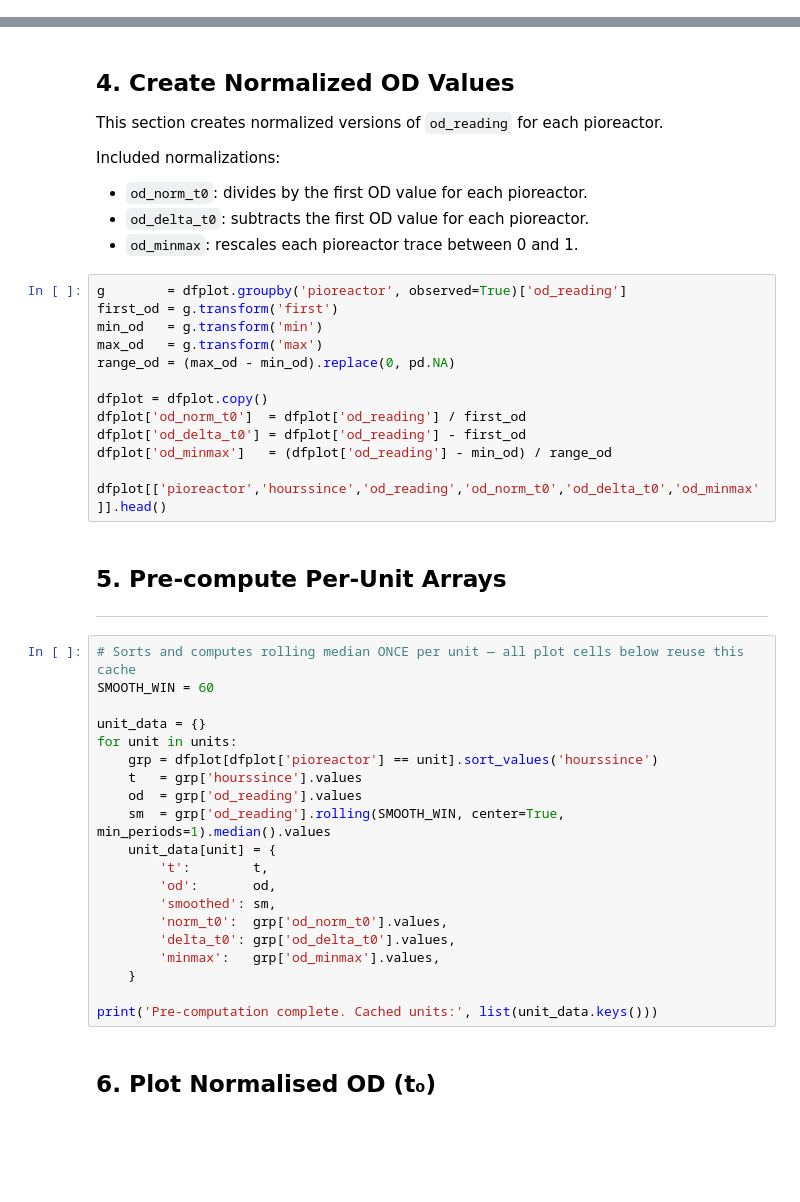
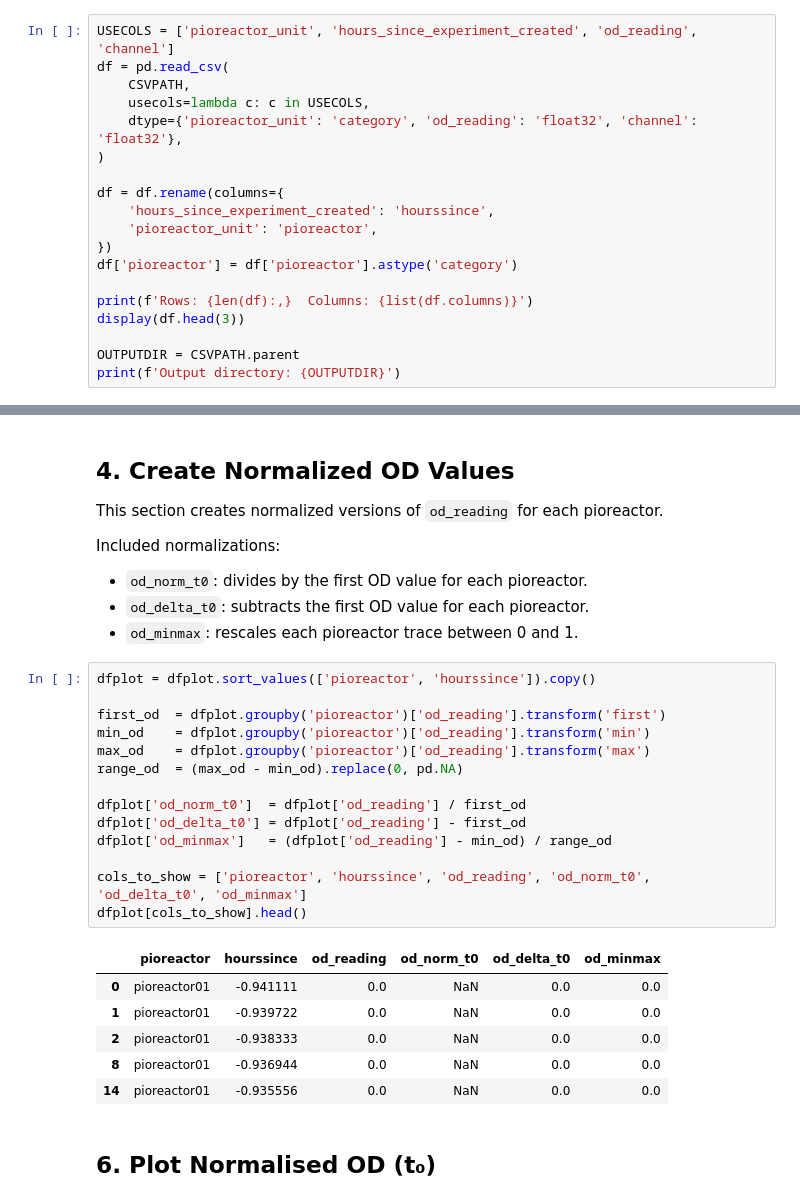
Before and after one commit to JoeVPhD/pioreactor-od-calculator, a Jupyter notebook: PioReactior_OD-Calculator-and-Corrector.ipynb, the cells around one changed output, grey strips where cells are left out. Drawn from its saved outputs; the diff is of its cells as text; blank space fills up the shorter version.

```diff
--- a/PioReactior_OD-Calculator-and-Corrector.ipynb
+++ b/PioReactior_OD-Calculator-and-Corrector.ipynb
@@ -55,0 +54,19 @@ Running in Google Colab — please upload your CSV file:
+# %%
+USECOLS = ['pioreactor_unit', 'hours_since_experiment_created', 'od_reading', 'channel']
+df = pd.read_csv(
+    CSVPATH,
+    usecols=lambda c: c in USECOLS,
+    dtype={'pioreactor_unit': 'category', 'od_reading': 'float32', 'channel': 'float32'},
+)
+
+df = df.rename(columns={
+    'hours_since_experiment_created': 'hourssince',
+    'pioreactor_unit': 'pioreactor',
+})
+df['pioreactor'] = df['pioreactor'].astype('category')
+
+print(f'Rows: {len(df):,}  Columns: {list(df.columns)}')
+display(df.head(3))
+
+OUTPUTDIR = CSVPATH.parent
+print(f'Output directory: {OUTPUTDIR}')
@@ -115,42 +136,26 @@ Included normalizations:
 - `od_delta_t0`: subtracts the first OD value for each pioreactor.
 - `od_minmax`: rescales each pioreactor trace between 0 and 1.
 # %%
-g        = dfplot.groupby('pioreactor', observed=True)['od_reading']
-first_od = g.transform('first')
-min_od   = g.transform('min')
-max_od   = g.transform('max')
-range_od = (max_od - min_od).replace(0, pd.NA)
+dfplot = dfplot.sort_values(['pioreactor', 'hourssince']).copy()
 
-dfplot = dfplot.copy()
+first_od  = dfplot.groupby('pioreactor')['od_reading'].transform('first')
+min_od    = dfplot.groupby('pioreactor')['od_reading'].transform('min')
+max_od    = dfplot.groupby('pioreactor')['od_reading'].transform('max')
+range_od  = (max_od - min_od).replace(0, pd.NA)
+
 dfplot['od_norm_t0']  = dfplot['od_reading'] / first_od
 dfplot['od_delta_t0'] = dfplot['od_reading'] - first_od
 dfplot['od_minmax']   = (dfplot['od_reading'] - min_od) / range_od
 
-dfplot[['pioreactor','hourssince','od_reading','od_norm_t0','od_delta_t0','od_minmax']].head()
+cols_to_show = ['pioreactor', 'hourssince', 'od_reading', 'od_norm_t0', 'od_delta_t0', 'od_minmax']
+dfplot[cols_to_show].head()
+# %% [output]
+|  | pioreactor | hourssince | od_reading | od_norm_t0 | od_delta_t0 | od_minmax |
+| 0 | pioreactor01 | -0.941111 | 0.0 | NaN | 0.0 | 0.0 |
+| 1 | pioreactor01 | -0.939722 | 0.0 | NaN | 0.0 | 0.0 |
+| 2 | pioreactor01 | -0.938333 | 0.0 | NaN | 0.0 | 0.0 |
+| 8 | pioreactor01 | -0.936944 | 0.0 | NaN | 0.0 | 0.0 |
+| 14 | pioreactor01 | -0.935556 | 0.0 | NaN | 0.0 | 0.0 |
-# %% [markdown]
-## 5.  Pre-compute Per-Unit Arrays
-
----
-# %%
-# Sorts and computes rolling median ONCE per unit — all plot cells below reuse this cache
-SMOOTH_WIN = 60
-
-unit_data = {}
-for unit in units:
-    grp = dfplot[dfplot['pioreactor'] == unit].sort_values('hourssince')
-    t   = grp['hourssince'].values
-    od  = grp['od_reading'].values
-    sm  = grp['od_reading'].rolling(SMOOTH_WIN, center=True, min_periods=1).median().values
-    unit_data[unit] = {
-        't':        t,
-        'od':       od,
-        'smoothed': sm,
-        'norm_t0':  grp['od_norm_t0'].values,
-        'delta_t0': grp['od_delta_t0'].values,
-        'minmax':   grp['od_minmax'].values,
-    }
-
-print('Pre-computation complete. Cached units:', list(unit_data.keys()))
 # %% [markdown]
 ## 6. Plot Normalised OD (t₀)
 # %%
```
Also changed, not shown: parts of 15 cells of this notebook.
